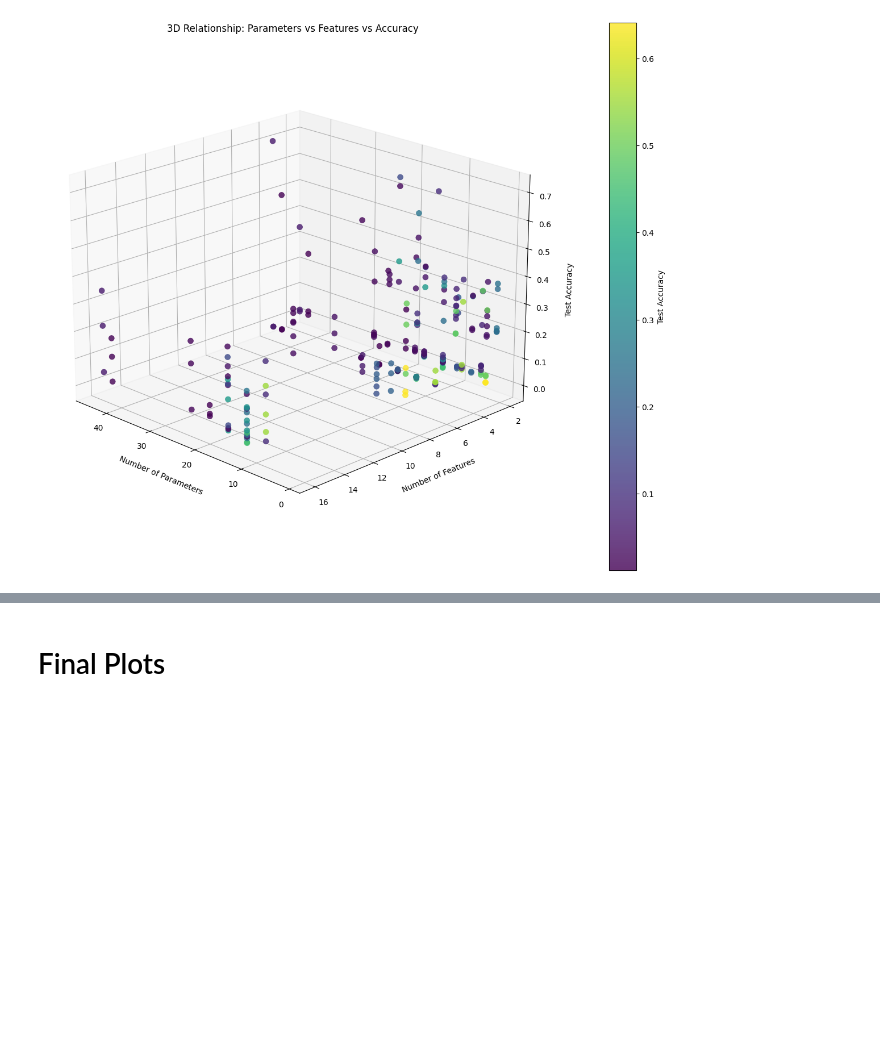
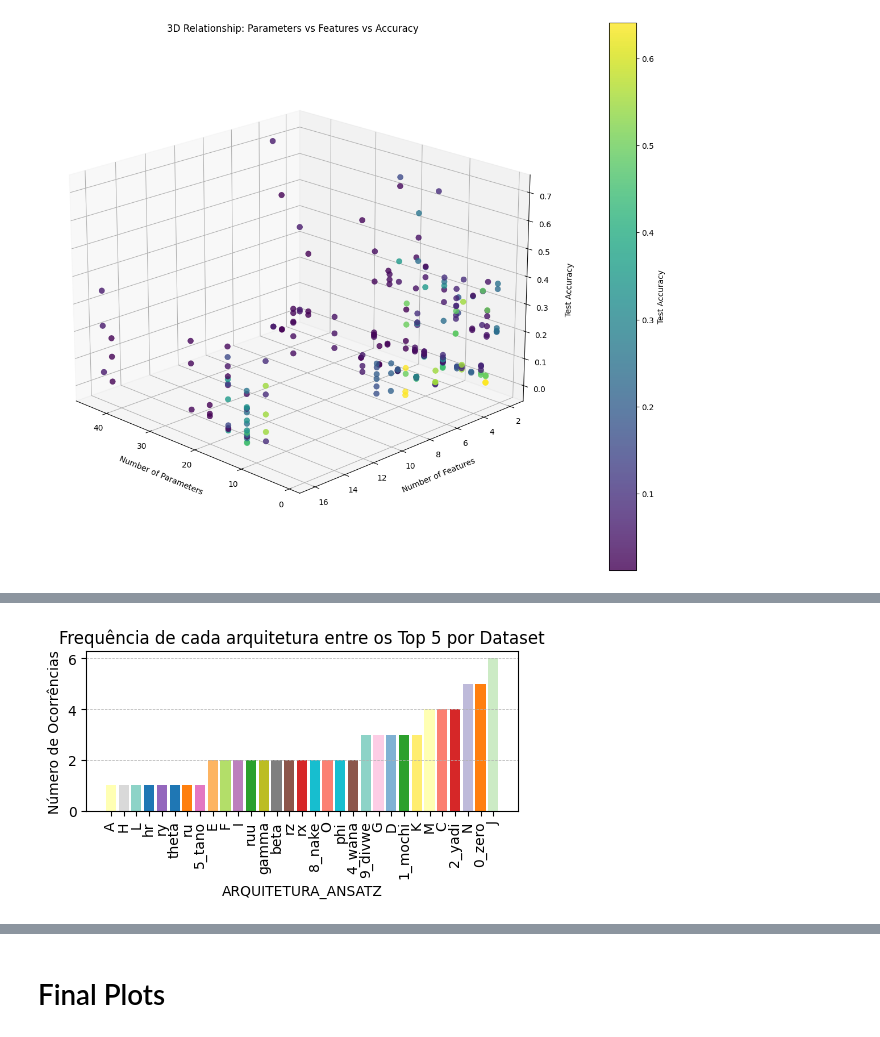
Before and after one commit to SamuellH12/Quantum-Express-Entang-Measures, a Jupyter notebook: reports_data/dataAnalysis.ipynb, the cells around one changed output, grey strips where cells are left out. Saved outputs shown, nothing was run; the diff lists cells and outputs as text; code cells hidden in the pictures; blank space fills up the shorter version.

```diff
--- a/reports_data/dataAnalysis.ipynb
+++ b/reports_data/dataAnalysis.ipynb
@@ -206,3 +206,10 @@ numeric_cols = ['TRAIN_METRIC_COST', 'TEST_METRIC_COST',
                 'TRAIN_ACCURACY', 'TEST_ACCURACY',
                 'Qubits', 'num_params', 'KL divergence',
                 'num_classes', 'num_features', 'num_samples']
+# %%
+all_arquiteturas = ansatz_df['name'].unique()
+
+symbol_map = {'alpha':'α', 'beta':'β', 'gamma':'γ', 'phi':'φ', 'theta':'θ'}
+short_arq = [name.split('_')[0] if '0' <= name[0] <= '9' else name for name in all_arquiteturas]
+short_arq = [symbol_map[name] if name in symbol_map else name for name in short_arq]
+all_arquiteturas, short_arq
@@ -466,0 +701,28 @@ plt.show()
+# %%
+# Contagem das aparições por arquitetura
+arquitetura_counts = top_by_dataset['ARQUITETURA_ANSATZ'].value_counts().sort_values()
+
+palette_30 = sns.color_palette("tab10", 20) + sns.color_palette("Set3", 20)
+arquitetura_color_map = {name: palette_30[i] for i, name in enumerate(all_arquiteturas)}
+
+# Extrai apenas as que aparecem no dataset com a cor certa
+arquiteturas_presentes = arquitetura_counts.index
+cores_presentes = [arquitetura_color_map[arch] for arch in arquiteturas_presentes]
+
+plt.figure(figsize=(5, 3))
+plt.bar(
+    arquitetura_counts.index,
+    arquitetura_counts.values,
+    # palette='Set2'
+    color=cores_presentes,
+)
+
+plt.ylabel('Número de Ocorrências')
+plt.xlabel('ARQUITETURA_ANSATZ')
+plt.title(f'Frequência de cada arquitetura entre os Top {NUM_TOP} por Dataset')
+plt.grid(axis='y', linestyle='--', linewidth=0.5)
+plt.xticks(rotation=90)
+plt.tight_layout()
+plt.show()
+# %% [output]
+[figure, added]
```
Also changed, not shown: parts of 19 cells of this notebook, 7 other files.
